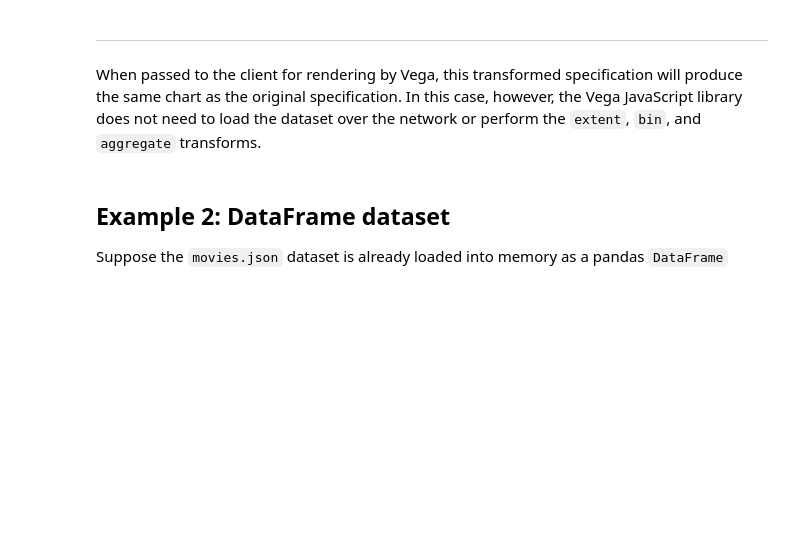
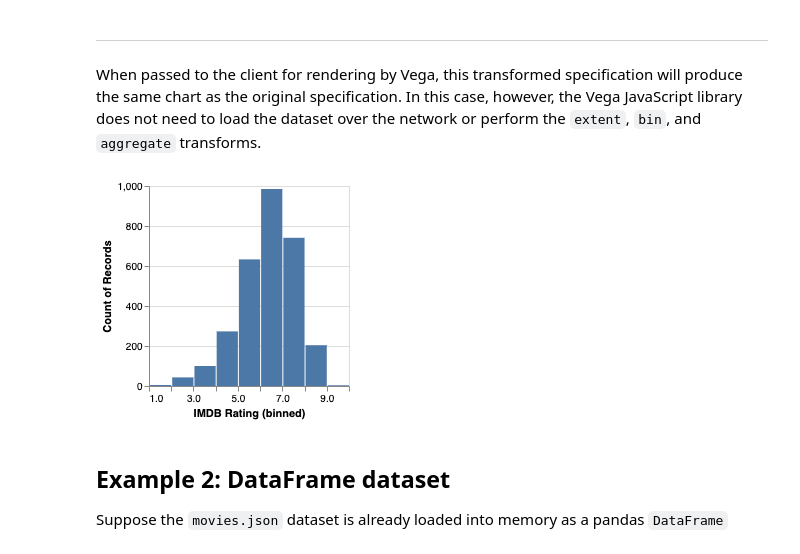
Before and after one commit to vega/vegafusion-demos, a Jupyter notebook: notebooks/pre_transform_vega/pre_transform.ipynb, the cells around one changed output. Drawn from its saved outputs; the diff is of its cells as text; code cells hidden in the pictures; blank space fills up the shorter version.

```diff
--- a/notebooks/pre_transform_vega/pre_transform.ipynb
+++ b/notebooks/pre_transform_vega/pre_transform.ipynb
@@ -183,7 +223,9 @@ print(json.dumps(json.loads(transformed_spec), indent=2))
 
 When passed to the client for rendering by Vega, this transformed specification will produce the same chart as the original specification. In this case, however, the Vega JavaScript library does not need to load the dataset over the network or perform the `extent`, `bin`, and `aggregate` transforms.
 # %%
-vega(json.loads(transformed_spec))
+vega(transformed_spec)
+# %% [output]
+[figure, added]
 # %% [markdown]
 ## Example 2: DataFrame dataset
 Suppose the `movies.json` dataset is already loaded into memory as a pandas `DataFrame`
```
Also changed, not shown: parts of 19 cells of this notebook, 6 other files.
